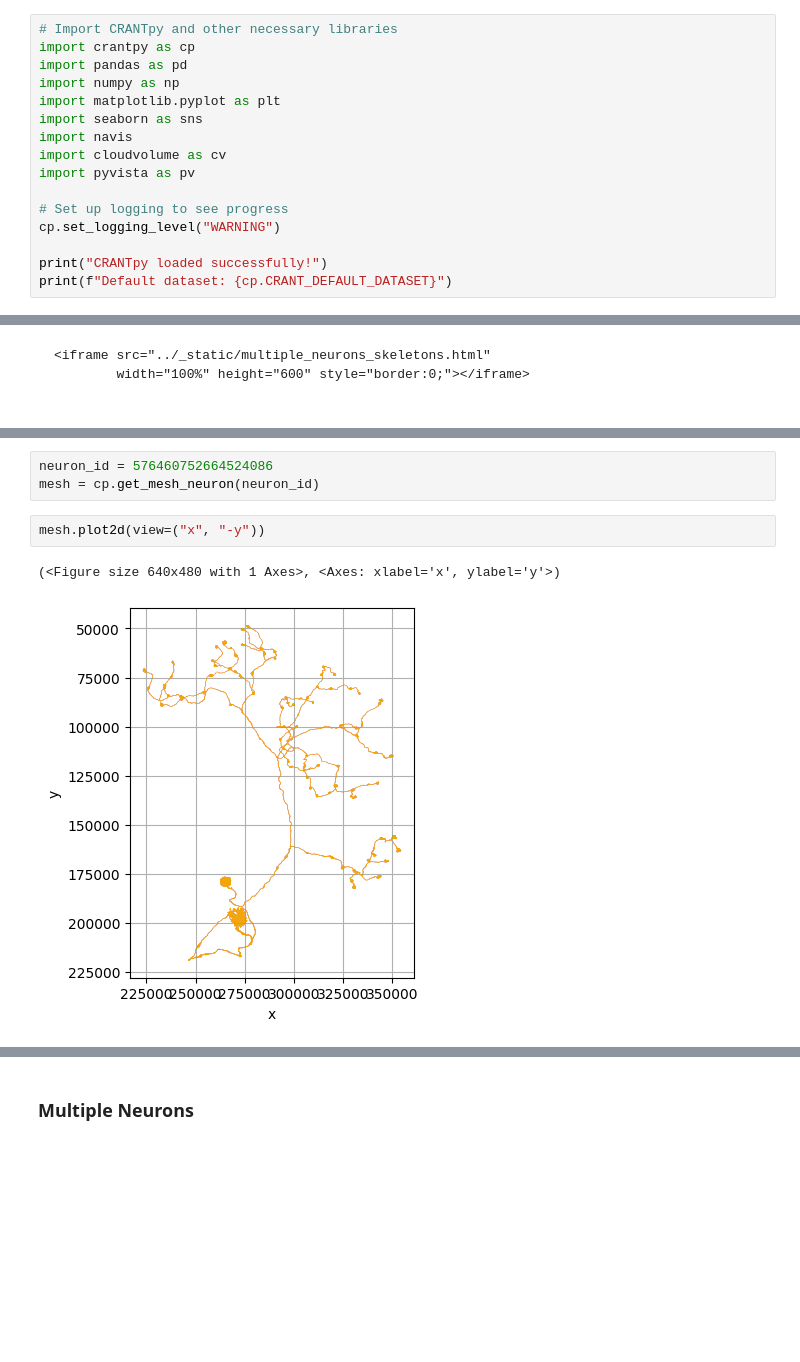
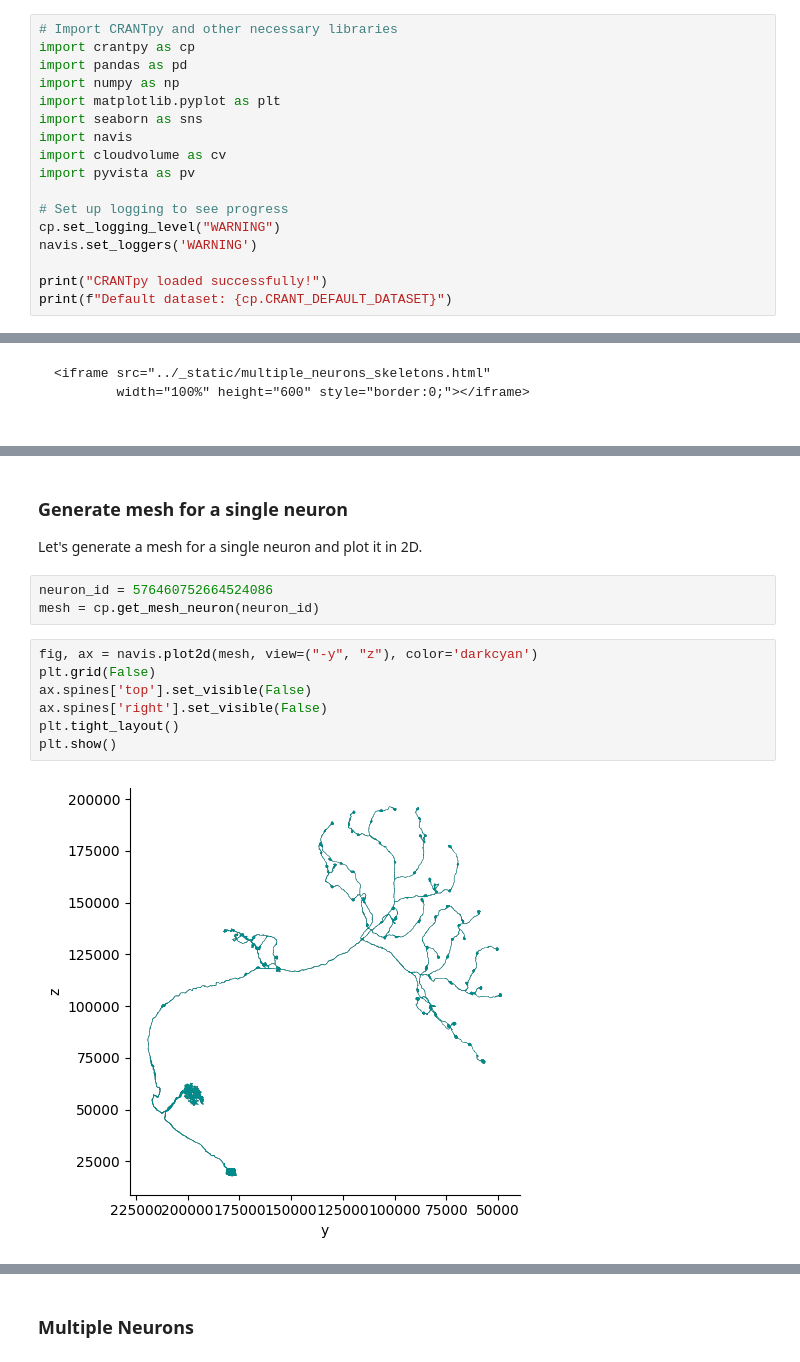
Before and after one commit to Social-Evolution-and-Behavior/crantpy, a Jupyter notebook: docs/deep_dive/visualization.ipynb, the cells around one changed output, grey strips where cells are left out. Drawn from its saved outputs; the diff is of its cells as text; blank space fills up the shorter version.

```diff
--- a/docs/deep_dive/visualization.ipynb
+++ b/docs/deep_dive/visualization.ipynb
@@ -14,6 +14,7 @@ import pyvista as pv
 
 # Set up logging to see progress
 cp.set_logging_level("WARNING")
+navis.set_loggers('WARNING')
 
 print("CRANTpy loaded successfully!")
 print(f"Default dataset: {cp.CRANT_DEFAULT_DATASET}")
@@ -88,8 +96,16 @@ INFO  : Use the `.show()` method to plot the figure. (navis)
+# %% [markdown]
+### Generate mesh for a single neuron
+
+Let's generate a mesh for a single neuron and plot it in 2D.
 # %%
 neuron_id = 576460752664524086
 mesh = cp.get_mesh_neuron(neuron_id)
 # %%
-mesh.plot2d(view=("x", "-y"))
+fig, ax = navis.plot2d(mesh, view=("-y", "z"), color='darkcyan')
+plt.grid(False)
+ax.spines['top'].set_visible(False)
+ax.spines['right'].set_visible(False)
+plt.tight_layout()
+plt.show()
 # %% [output]
-(<Figure size 640x480 with 1 Axes>, <Axes: xlabel='x', ylabel='y'>)
-[figure, old version]
+[figure, new version]
```
Also changed, not shown: parts of 24 cells of this notebook, 25 other files.
